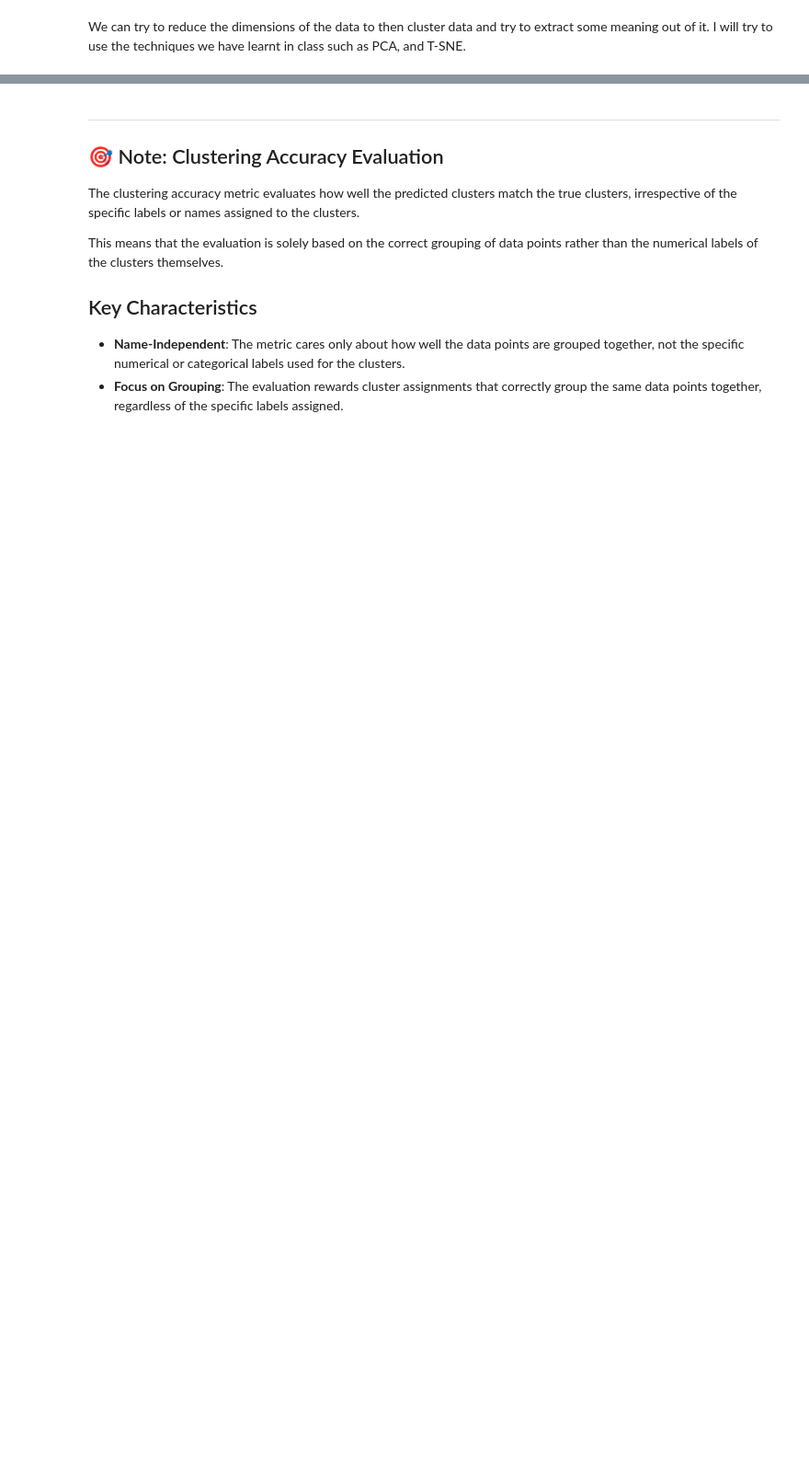
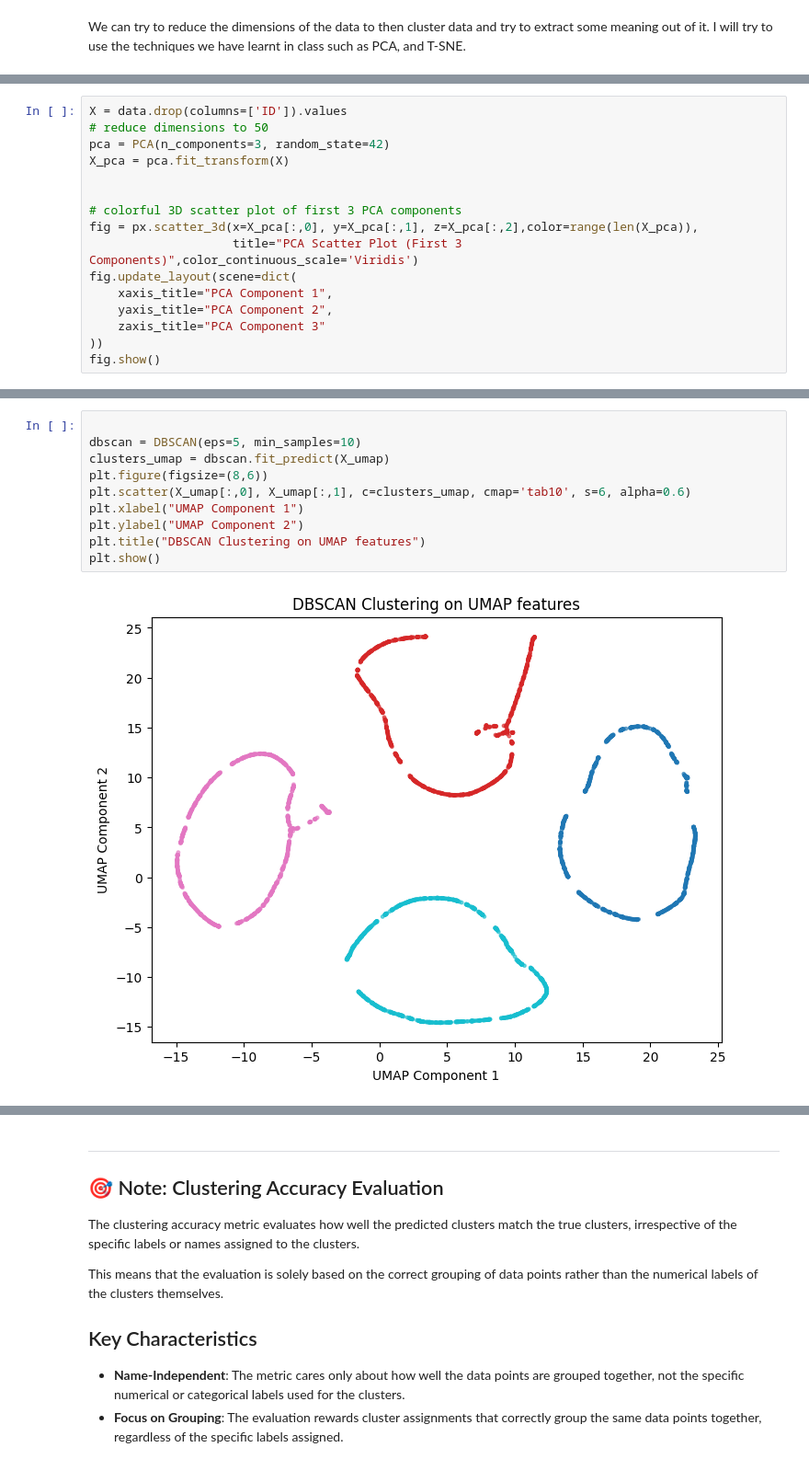
Before and after one commit to smokingkrillz/TDT4172-Introduction-to-Machine-Learning, a Jupyter notebook: Assignment2/Chapter_2.ipynb, the cells around one changed output, grey strips where cells are left out. Shown at 92% size. Cells and saved outputs as stored; diff of their text form; blank space fills up the shorter version.

```diff
--- a/Assignment2/Chapter_2.ipynb
+++ b/Assignment2/Chapter_2.ipynb
@@ -855,0 +767,16 @@ X_tsne = tsne.fit_transform(X)
+# %%
+X = data.drop(columns=['ID']).values
+# reduce dimensions to 50
+pca = PCA(n_components=3, random_state=42)
+X_pca = pca.fit_transform(X)
+
+
+# colorful 3D scatter plot of first 3 PCA components
+fig = px.scatter_3d(x=X_pca[:,0], y=X_pca[:,1], z=X_pca[:,2],color=range(len(X_pca)),
+                    title="PCA Scatter Plot (First 3 Components)",color_continuous_scale='Viridis')
+fig.update_layout(scene=dict(
+    xaxis_title="PCA Component 1",
+    yaxis_title="PCA Component 2",
+    zaxis_title="PCA Component 3"
+))
+fig.show()
@@ -856,3 +918,15 @@ X_tsne = tsne.fit_transform(X)
+# %%
+
+dbscan = DBSCAN(eps=5, min_samples=10)
+clusters_umap = dbscan.fit_predict(X_umap)
+plt.figure(figsize=(8,6))
+plt.scatter(X_umap[:,0], X_umap[:,1], c=clusters_umap, cmap='tab10', s=6, alpha=0.6)
+plt.xlabel("UMAP Component 1")
+plt.ylabel("UMAP Component 2")
+plt.title("DBSCAN Clustering on UMAP features")
+plt.show()
+# %% [output]
+[figure, added]
 # %%
 # To check your clustering, you need to assign the predicted cluster ids and submit it as a CSV file. The submission should be a CSV file with two columns: ID and cluster.
 # The ID column should contain the ID of the data point, and the cluster column should contain the cluster ID that the data point belongs to.
```
Also changed, not shown: parts of 30 cells of this notebook, 3 other files.
